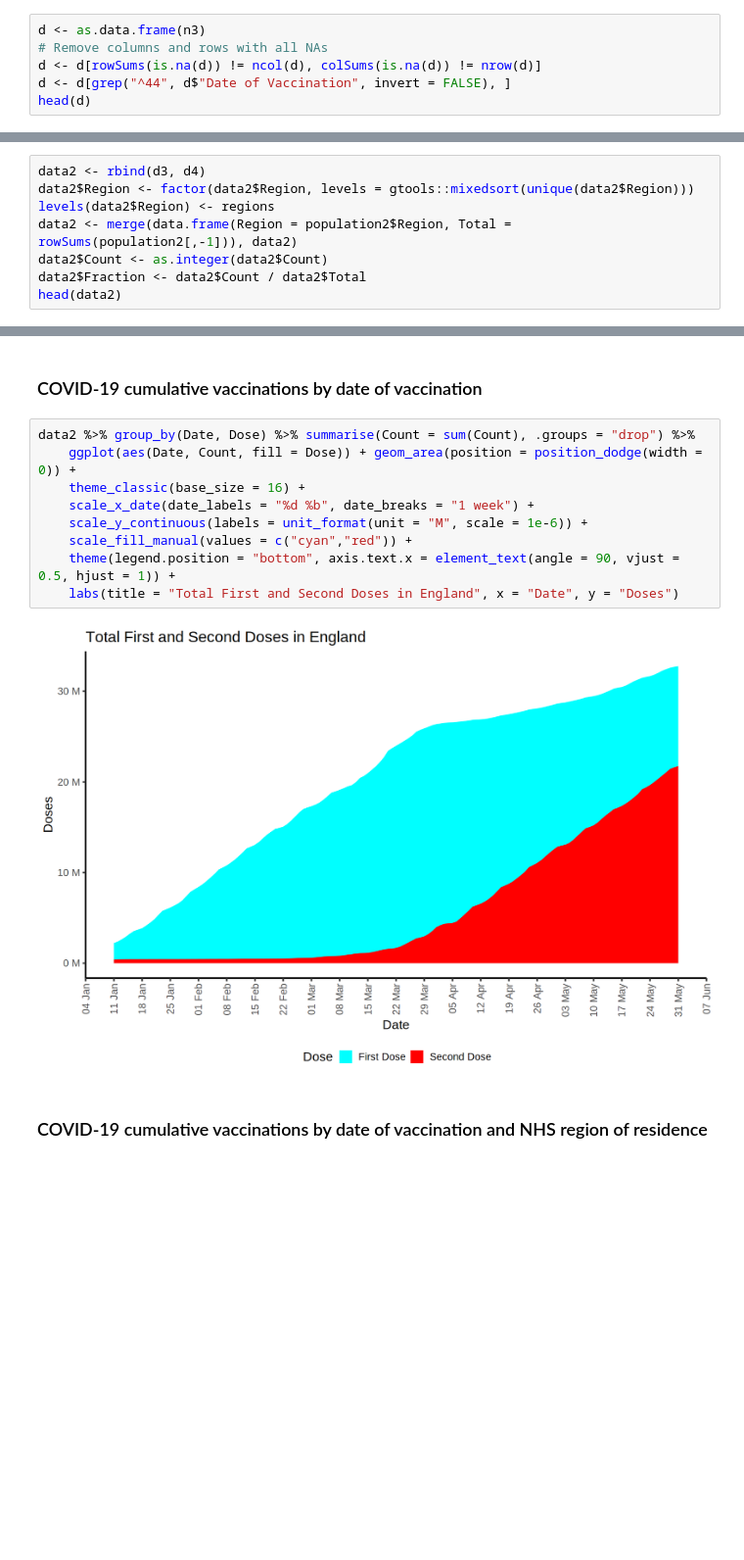
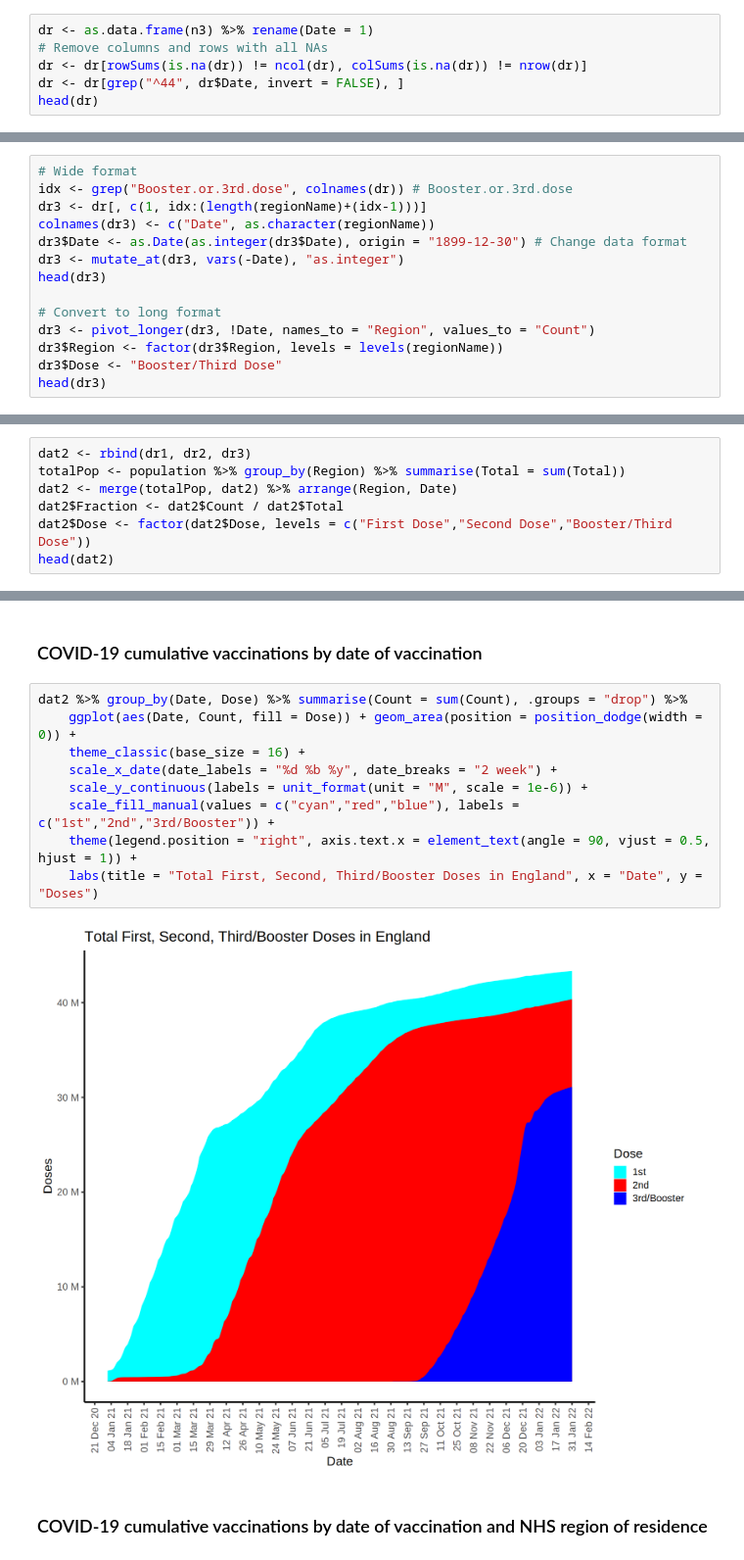
Before and after one commit to ycl6/Simple-R-gists, a Jupyter notebook: NHS_England_COVID-19_Vaccination/COVID-19_Vaccination_Statistics_in_England.ipynb, the cells around one changed output, grey strips where cells are left out. Shown at 98% size. Cells and saved outputs as stored; diff of their text form; blank space fills up the shorter version.

```diff
--- a/NHS_England_COVID-19_Vaccination/COVID-19_Vaccination_Statistics_in_England.ipynb
+++ b/NHS_England_COVID-19_Vaccination/COVID-19_Vaccination_Statistics_in_England.ipynb
@@ -300,7 +446,7 @@ A data.frame: 6 × 6
 # %%
-d <- as.data.frame(n3)
+dr <- as.data.frame(n3) %>% rename(Date = 1)
 # Remove columns and rows with all NAs
-d <- d[rowSums(is.na(d)) != ncol(d), colSums(is.na(d)) != nrow(d)]
-d <- d[grep("^44", d$"Date of Vaccination", invert = FALSE), ]
-head(d)
+dr <- dr[rowSums(is.na(dr)) != ncol(dr), colSums(is.na(dr)) != nrow(dr)]
+dr <- dr[grep("^44", dr$Date, invert = FALSE), ]
+head(dr)
 # %% [output]
@@ -379,0 +534,14 @@ A tibble: 6 × 4
+# %%
+# Wide format
+idx <- grep("Booster.or.3rd.dose", colnames(dr)) # Booster.or.3rd.dose
+dr3 <- dr[, c(1, idx:(length(regionName)+(idx-1)))]
+colnames(dr3) <- c("Date", as.character(regionName))
+dr3$Date <- as.Date(as.integer(dr3$Date), origin = "1899-12-30") # Change data format
+dr3 <- mutate_at(dr3, vars(-Date), "as.integer")
+head(dr3)
+
+# Convert to long format
+dr3 <- pivot_longer(dr3, !Date, names_to = "Region", values_to = "Count")
+dr3$Region <- factor(dr3$Region, levels = levels(regionName))
+dr3$Dose <- "Booster/Third Dose"
+head(dr3)
@@ -382,11 +569,10 @@ A tibble: 6 × 4
 # %%
-data2 <- rbind(d3, d4)
-data2$Region <- factor(data2$Region, levels = gtools::mixedsort(unique(data2$Region)))
-levels(data2$Region) <- regions
-data2 <- merge(data.frame(Region = population2$Region, Total = rowSums(population2[,-1])), data2)
-data2$Count <- as.integer(data2$Count)
-data2$Fraction <- data2$Count / data2$Total
-head(data2)
+dat2 <- rbind(dr1, dr2, dr3)
+totalPop <- population %>% group_by(Region) %>% summarise(Total = sum(Total))
+dat2 <- merge(totalPop, dat2) %>% arrange(Region, Date)
+dat2$Fraction <- dat2$Count / dat2$Total
+dat2$Dose <- factor(dat2$Dose, levels = c("First Dose","Second Dose","Booster/Third Dose"))
+head(dat2)
 # %% [output]
 A data.frame: 6 × 6
 |  | Region | Total | Date | Count | Dose | Fraction |
@@ -462,16 +898,16 @@ ggplot(data, aes(AgeGroup, Fraction, fill = Dose)) +
 # %% [markdown]
 ### COVID-19 cumulative vaccinations by date of vaccination
 # %%
-data2 %>% group_by(Date, Dose) %>% summarise(Count = sum(Count), .groups = "drop") %>%
+dat2 %>% group_by(Date, Dose) %>% summarise(Count = sum(Count), .groups = "drop") %>%
     ggplot(aes(Date, Count, fill = Dose)) + geom_area(position = position_dodge(width = 0)) +
     theme_classic(base_size = 16) +
-    scale_x_date(date_labels = "%d %b", date_breaks = "1 week") +
+    scale_x_date(date_labels = "%d %b %y", date_breaks = "2 week") +
     scale_y_continuous(labels = unit_format(unit = "M", scale = 1e-6)) +
-    scale_fill_manual(values = c("cyan","red")) +
-    theme(legend.position = "bottom", axis.text.x = element_text(angle = 90, vjust = 0.5, hjust = 1)) +
-    labs(title = "Total First and Second Doses in England", x = "Date", y = "Doses")
+    scale_fill_manual(values = c("cyan","red","blue"), labels = c("1st","2nd","3rd/Booster")) +
+    theme(legend.position = "right", axis.text.x = element_text(angle = 90, vjust = 0.5, hjust = 1)) +
+    labs(title = "Total First, Second, Third/Booster Doses in England", x = "Date", y = "Doses")
 # %% [output]
-[figure, old version]
+[figure, new version]
 # %% [markdown]
 ### COVID-19 cumulative vaccinations by date of vaccination and NHS region of residence
 # %%
```
Also changed, not shown: parts of 64 cells of this notebook, 2 other files.
